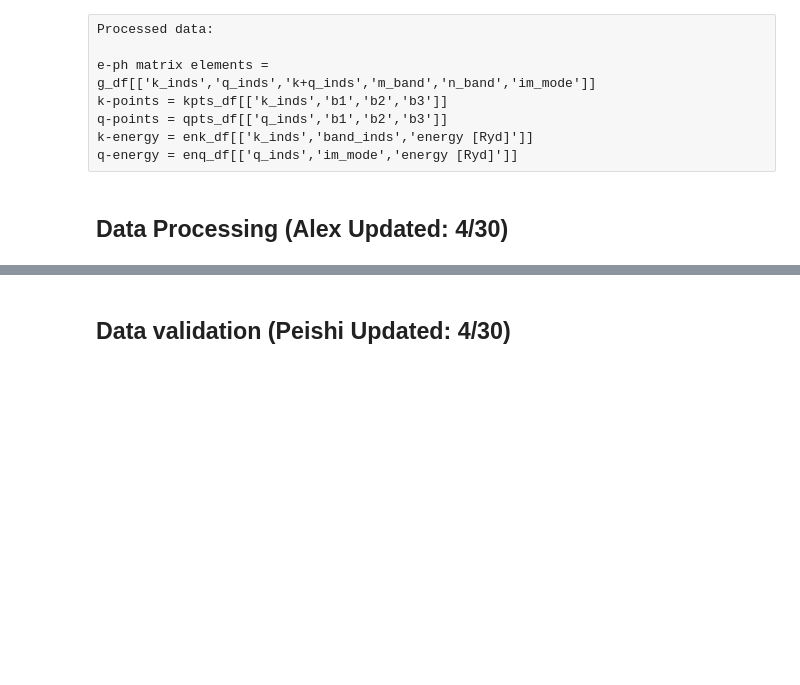
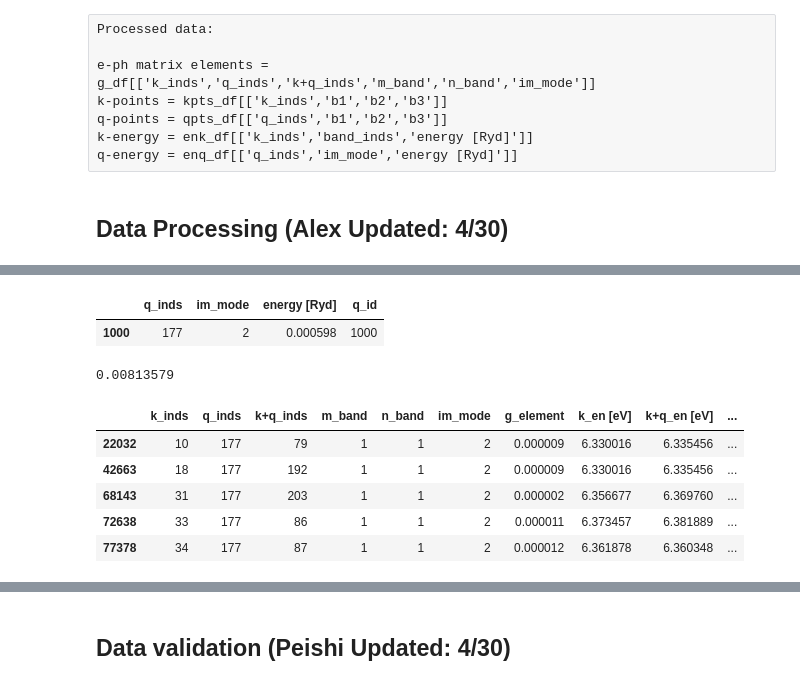
Before and after one commit to alexanderychoi/linear_boltzmann, a Jupyter notebook: data_processing_4_19.ipynb, the cells around one changed output, grey strips where cells are left out. Saved outputs shown, nothing was run; the diff lists cells and outputs as text; code cells hidden in the pictures; blank space fills up the shorter version.

Commit message:
Added vectorized Bosonic processing.

```diff
--- a/data_processing_4_19.ipynb
+++ b/data_processing_4_19.ipynb
@@ -603,7 +710,7 @@ def fermionic_processing(g_df,cart_kpts_df,enk_df,mu,T):
 # %%
 g_df = fermionic_processing(g_df,cart_kpts_df,enk_df,5.780,300)
 # %%
-def bosonic_processing(g_df,cart_qpts_df,enq_df,T):
+def bosonic_processing(g_df,enq_df,T):
     """
     This function takes a list of k-point indices and returns the Fermi-distributions and energies associated with each k-point on that list. The Fermi distributions are calculated with respect to a particular chemical potential.
     Parameters:
@@ -705,33 +812,42 @@ def bosonic_processing(g_df,cart_qpts_df,enq_df,T):
     e = 1.602*10**(-19) # fundamental electronic charge [C]
     kb = 1.38064852*10**(-23); # Boltzmann constant in SI [m^2 kg s^-2 K^-1]
 
-    index_vector = cart_qpts_df['q_inds'].values
-    polar_vector = np.unique(g_df['im_mode'].values)
+    modified_g_df = g_df.copy(deep=True)
+    modified_g_df.set_index(['q_inds', 'im_mode'], inplace=True)
+    modified_g_df = modified_g_df.sort_index()
+    modified_enq_df = enq_df.copy(deep=True)
+    modified_enq_df.set_index(['q_inds', 'im_mode'], inplace=True)
+    modified_enq_df = modified_enq_df.sort_index()
+    modified_enq_df = modified_enq_df.loc[modified_g_df.index.unique()]
 
-    g_df['q_en [eV]'] = np.ones(len(g_df))
+    modified_enq_df = modified_enq_df.reset_index()
+    modified_enq_df = modified_enq_df.sort_values(['q_inds','im_mode'],ascending=True)
+    modified_enq_df = modified_enq_df[['q_inds','im_mode','energy [Ryd]']]
+    modified_enq_df['q_id'] = modified_enq_df.groupby(['q_inds','im_mode']).ngroup()
+    g_df['q_id'] = g_df.sort_values(['q_inds','im_mode'],ascending=True).groupby(['q_inds','im_mode']).ngroup()
 
-    for i1 in trange(len(cart_qpts_df)):
-    #for i1 in trange(10):
+    g_df['q_en [eV]'] = modified_enq_df['energy [Ryd]'].values[g_df['q_id'].values]*13.6056980659
 
-        index = index_vector[i1]
-        index_slice = enq_df['q_inds'].values == index
+    g_df = bose_distribution(g_df,T)
 
-        g_slice_q = g_df['q_inds'] == index
-
-        for i2 in range(len(polar_vector)):
-            polar_index = polar_vector[i2]
-            polar_slice = enq_df['im_mode'].values == polar_index
-            hybrid_slice = np.multiply(index_slice,polar_slice)
-            g_slice_im = g_df['im_mode'] == polar_index
-            hybrid_g_slice = np.multiply(g_slice_q,g_slice_im)
-
-            g_df.loc[hybrid_g_slice,'q_en [eV]'] = enq_df.loc[hybrid_slice,'energy [Ryd]'].values*13.6056980659
-
-            #print(enq_df.loc[hybrid_slice,'energy [Ryd]'].values)
-
-
-    g_df = bose_distribution(g_df, T)
-
-    return g_df
+    return g_df,modified_enq_df
 # %%
-g_df = bosonic_processing(g_df,cart_qpts_df,enq_df,300)
+g_df,modified_enq_df = bosonic_processing(g_df,enq_df,T)
+# %%
+modified_enq_df.loc[modified_enq_df['q_id'] == 1000].head()
+# %% [output]
+|  | q_inds | im_mode | energy [Ryd] | q_id |
+| 1000 | 177 | 2 | 0.000598 | 1000 |
+# %%
+0.000598*13.605
+# %% [output]
+0.00813579
+# %%
+g_df.loc[g_df['q_id'] == 1000].head()
+# %% [output]
+|  | k_inds | q_inds | k+q_inds | m_band | n_band | im_mode | g_element | k_en [eV] | k+q_en [eV] | ... |
+| 22032 | 10 | 177 | 79 | 1 | 1 | 2 | 0.000009 | 6.330016 | 6.335456 | ... |
+| 42663 | 18 | 177 | 192 | 1 | 1 | 2 | 0.000009 | 6.330016 | 6.335456 | ... |
+| 68143 | 31 | 177 | 203 | 1 | 1 | 2 | 0.000002 | 6.356677 | 6.369760 | ... |
+| 72638 | 33 | 177 | 86 | 1 | 1 | 2 | 0.000011 | 6.373457 | 6.381889 | ... |
+| 77378 | 34 | 177 | 87 | 1 | 1 | 2 | 0.000012 | 6.361878 | 6.360348 | ... |
```
Also changed, not shown: parts of 40 cells of this notebook.
